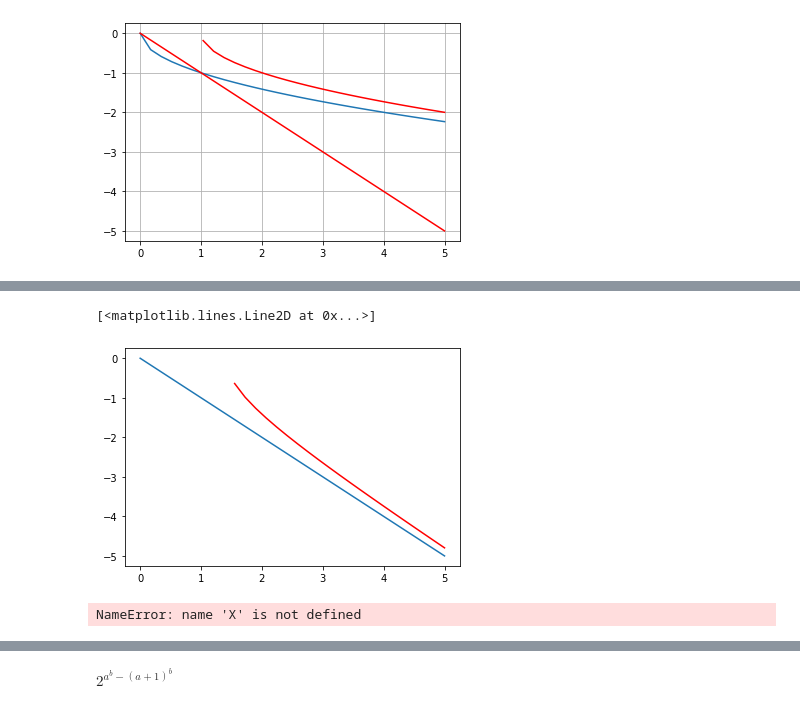
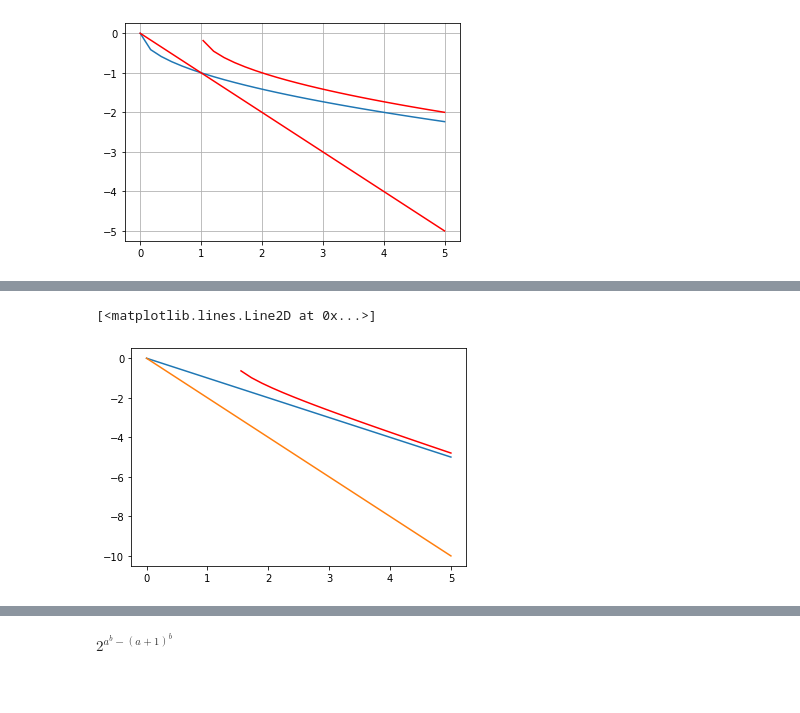
Before and after one commit to coloradosprings/wintersemester_2023, a Jupyter notebook: skretch/sto_2.ipynb, the cells around one changed output, grey strips where cells are left out. Saved outputs shown, nothing was run; the diff lists cells and outputs as text; code cells hidden in the pictures.

```diff
--- a/sto_2.ipynb
+++ b/skretch/sto_2.ipynb
@@ -17,10 +34,11 @@ plt.grid("True")
 # %%
 fig, ax = plt.subplots()
 ax.plot(points,-points)
 ax.plot(points,-np.sqrt(points**2 - 2),"r")
+ax.plot(points,-2*points)
 # %% [output]
 [<matplotlib.lines.Line2D at 0x...>]
-[figure, old version]
+[figure, new version]
 # %%
 a,b,c,d,e,f = symbols("a b c d e f")
 # %%
@@ -37,5 +45,0 @@ x5=np.array([1,4,6])
-# %%
-for x in X:
-    x = np.array(x)
-# %% [output]
-NameError: name 'X' is not defined
```
Also changed, not shown: parts of 15 cells of this notebook, 44 other files.
